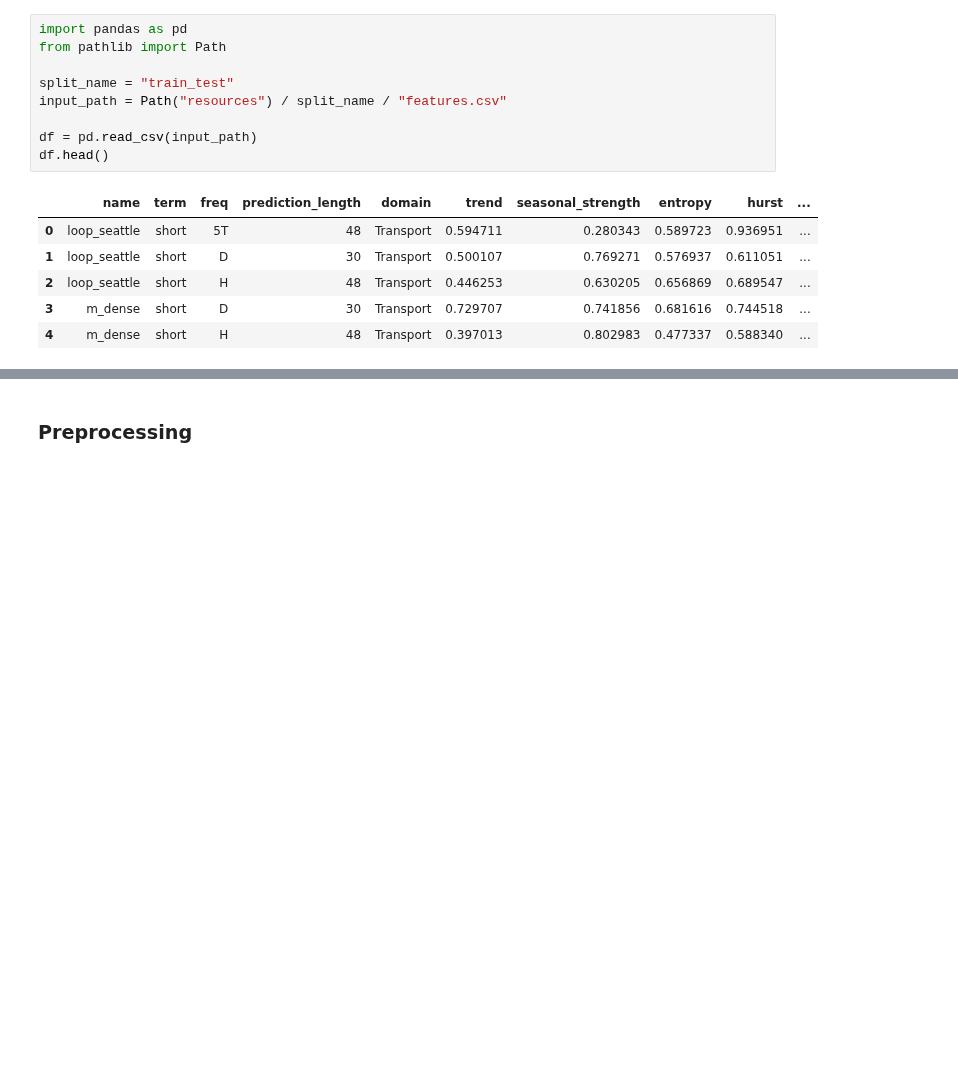
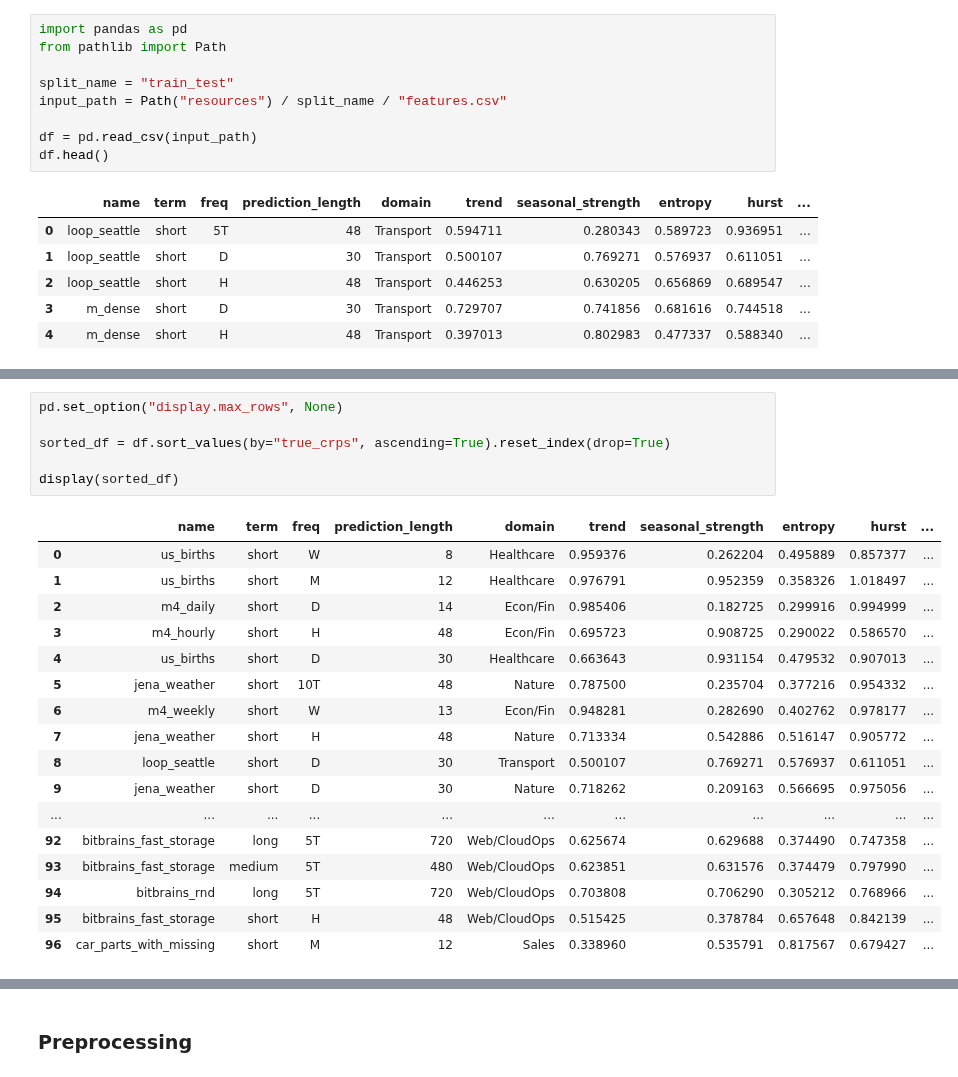
Before and after one commit to mpg05883/gift-eval, a Jupyter notebook: crps_estimation.ipynb, the cells around one changed output, grey strips where cells are left out. Cells and saved outputs as stored; diff of their text form; blank space fills up the shorter version.

```diff
--- a/crps_estimation.ipynb
+++ b/crps_estimation.ipynb
@@ -28,0 +44,24 @@ df.head()
+# %%
+pd.set_option("display.max_rows", None)
+
+sorted_df = df.sort_values(by="true_crps", ascending=True).reset_index(drop=True)
+
+display(sorted_df)
+# %% [output]
+|  | name | term | freq | prediction_length | domain | trend | seasonal_strength | entropy | hurst | ... |
+| 0 | us_births | short | W | 8 | Healthcare | 0.959376 | 0.262204 | 0.495889 | 0.857377 | ... |
+| 1 | us_births | short | M | 12 | Healthcare | 0.976791 | 0.952359 | 0.358326 | 1.018497 | ... |
+| 2 | m4_daily | short | D | 14 | Econ/Fin | 0.985406 | 0.182725 | 0.299916 | 0.994999 | ... |
+| 3 | m4_hourly | short | H | 48 | Econ/Fin | 0.695723 | 0.908725 | 0.290022 | 0.586570 | ... |
+| 4 | us_births | short | D | 30 | Healthcare | 0.663643 | 0.931154 | 0.479532 | 0.907013 | ... |
+| 5 | jena_weather | short | 10T | 48 | Nature | 0.787500 | 0.235704 | 0.377216 | 0.954332 | ... |
+| 6 | m4_weekly | short | W | 13 | Econ/Fin | 0.948281 | 0.282690 | 0.402762 | 0.978177 | ... |
+| 7 | jena_weather | short | H | 48 | Nature | 0.713334 | 0.542886 | 0.516147 | 0.905772 | ... |
+| 8 | loop_seattle | short | D | 30 | Transport | 0.500107 | 0.769271 | 0.576937 | 0.611051 | ... |
+| 9 | jena_weather | short | D | 30 | Nature | 0.718262 | 0.209163 | 0.566695 | 0.975056 | ... |
+| ... | ... | ... | ... | ... | ... | ... | ... | ... | ... | ... |
+| 92 | bitbrains_fast_storage | long | 5T | 720 | Web/CloudOps | 0.625674 | 0.629688 | 0.374490 | 0.747358 | ... |
+| 93 | bitbrains_fast_storage | medium | 5T | 480 | Web/CloudOps | 0.623851 | 0.631576 | 0.374479 | 0.797990 | ... |
+| 94 | bitbrains_rnd | long | 5T | 720 | Web/CloudOps | 0.703808 | 0.706290 | 0.305212 | 0.768966 | ... |
+| 95 | bitbrains_fast_storage | short | H | 48 | Web/CloudOps | 0.515425 | 0.378784 | 0.657648 | 0.842139 | ... |
+| 96 | car_parts_with_missing | short | M | 12 | Sales | 0.338960 | 0.535791 | 0.817567 | 0.679427 | ... |
```
Also changed, not shown: parts of 5 cells of this notebook.
